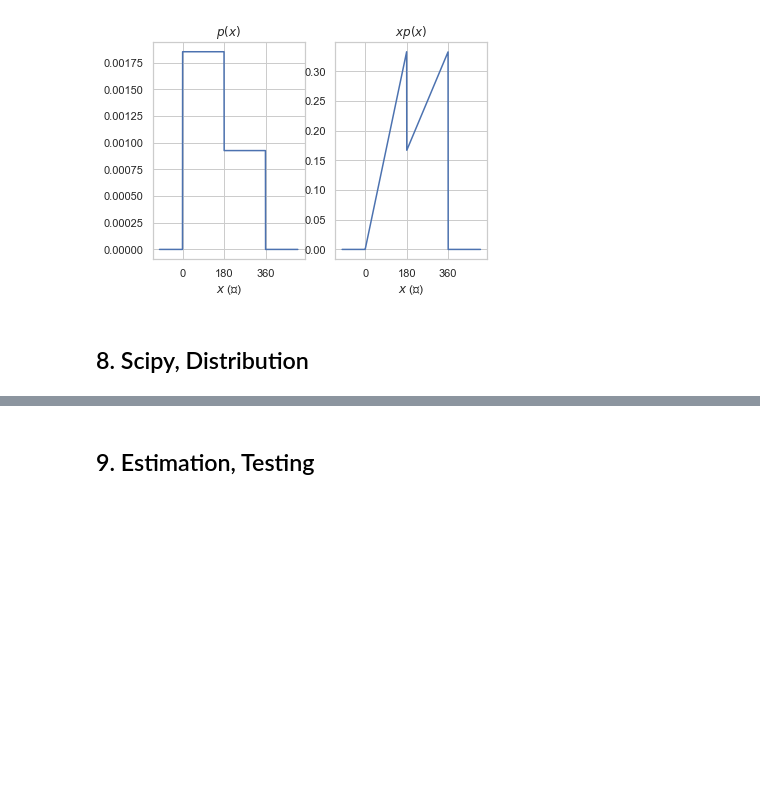
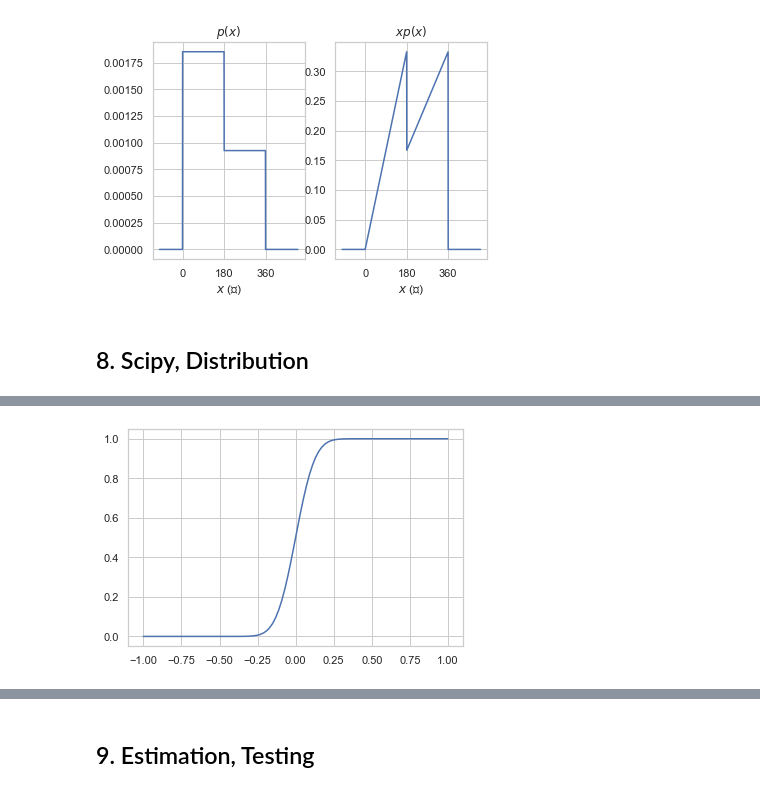
Before and after one commit to KIMS-Github/TIL_, a Jupyter notebook: math/Math_Test_1_2_3/Math_test_part2.ipynb, the cells around one changed output, grey strips where cells are left out. Drawn from its saved outputs; the diff is of its cells as text; code cells hidden in the pictures; blank space fills up the shorter version.

```diff
--- a/math/Math_Test_1_2_3/Math_test_part2.ipynb
+++ b/math/Math_Test_1_2_3/Math_test_part2.ipynb
@@ -215,0 +227,9 @@ Font 'default' does not have a glyph for '\ub3c4' [U+b3c4], substituting with a
+# %%
+xx = np.linspace(-1, 1, 100)
+cdf = rv.cdf(xx)
+plt.plot(xx, cdf)
+plt.show()
+%matplotlib inline
+# pdf 의 높이는 기울기일뿐이다.
+# %% [output]
+[figure, added]
```
Also changed, not shown: parts of 139 cells of this notebook, 13 other files.
